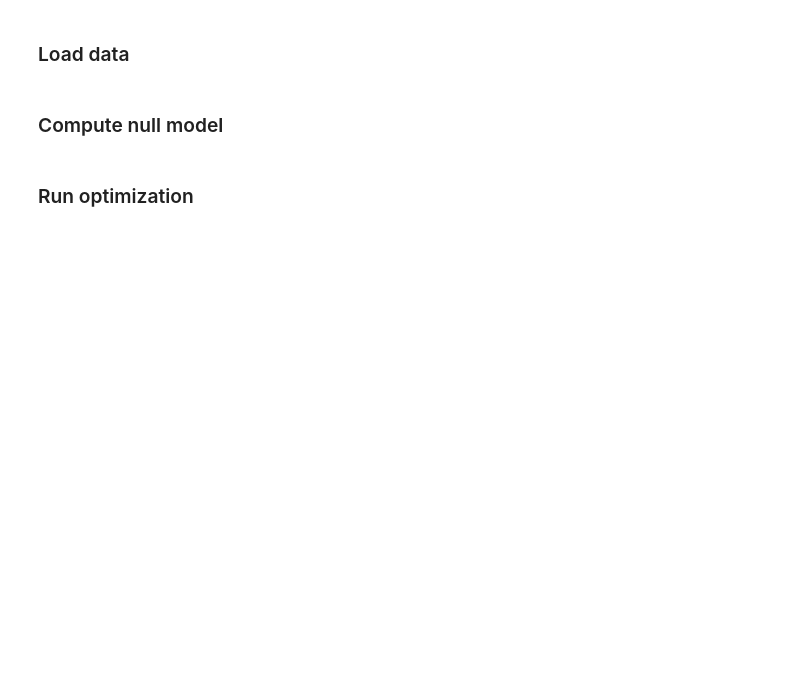
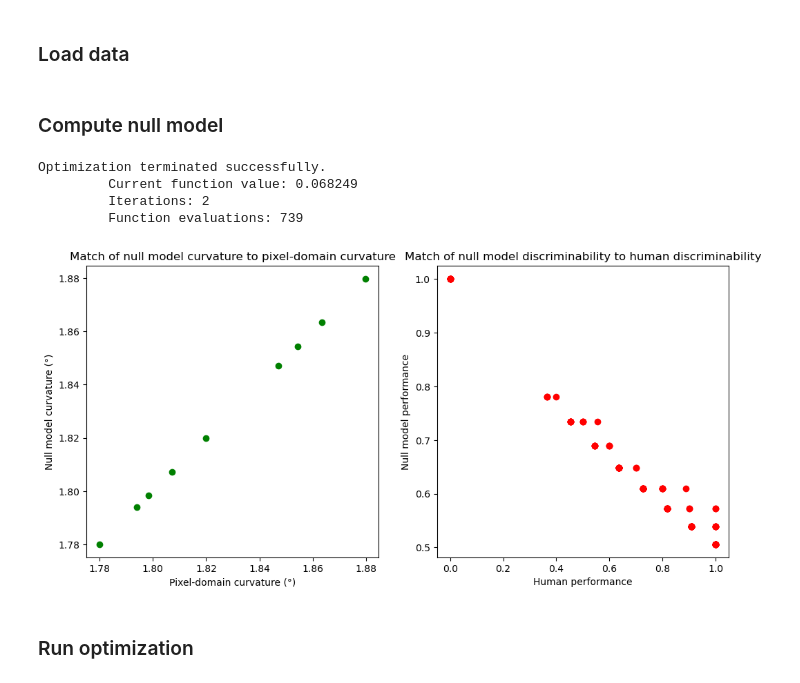
Before and after one commit to nguyen-td/perceptual-straightening, a Jupyter notebook: load_yoondata.ipynb, the cells around one changed output. Saved outputs shown, nothing was run; the diff lists cells and outputs as text; code cells hidden in the pictures; blank space fills up the shorter version.

Commit message:
implemented null model optimization, doesn't seem to work though

```diff
--- a/load_yoondata.ipynb
+++ b/load_yoondata.ipynb
@@ -50,7 +50,30 @@ prop_corr = np.divide(n_corr_obs, n_total_obs, out=np.zeros_like(n_corr_obs), wh
 ### Compute null model
 # %%
 n_dim = n_frames - 1
-optimize_null(stim_folder, n_corr_obs, n_total_obs, n_frames-1, False)
+x_null, c_pixel, c_null, prob_corr_human, prob_corr_null = optimize_null(stim_folder, n_corr_obs, n_total_obs, n_frames-1, n_iter=50000, is_natural=True)
+# %% [output]
+Optimization terminated successfully.
+         Current function value: 0.068249
+         Iterations: 2
+         Function evaluations: 739
+# %%
+fig, axs = plt.subplots(1, 2, figsize=(12, 10))
+
+axs[0].plot(torch.rad2deg(c_pixel), torch.rad2deg(c_null), 'go')
+# axs[0, 0].plot([0.5, 1], [0.5, 1], 'k--')
+axs[0].set_title('Match of null model curvature to pixel-domain curvature')
+axs[0].set_xlabel('Pixel-domain curvature (°)')
+axs[0].set_ylabel('Null model curvature (°)')
+axs[0].set_box_aspect(1)
+
+axs[1].plot(prob_corr_human.flatten(), prob_corr_null.flatten().detach(), 'ro')
+# axs[1].plot([0.5, 1], [0.5, 1], 'k--')
+axs[1].set_title('Match of null model discriminability to human discriminability')
+axs[1].set_xlabel('Human performance')
+axs[1].set_ylabel('Null model performance')
+axs[1].set_box_aspect(1)
+# %% [output]
+[figure, added]
 # %% [markdown]
 ### Run optimization
 # %%
```
Also changed, not shown: parts of 1 cell of this notebook, 2 other files.
